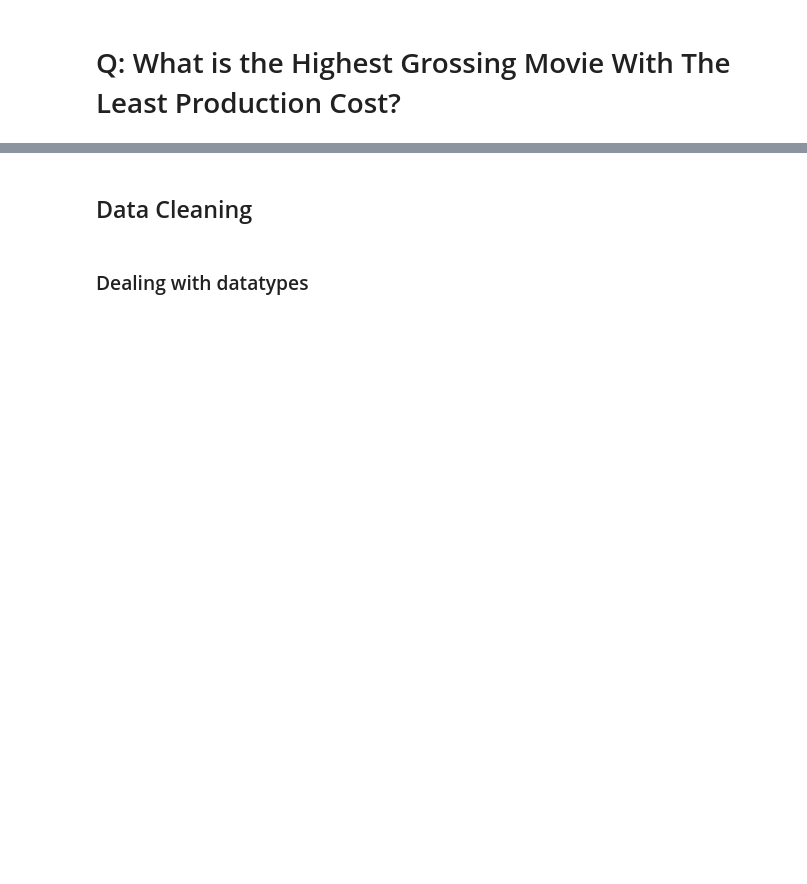
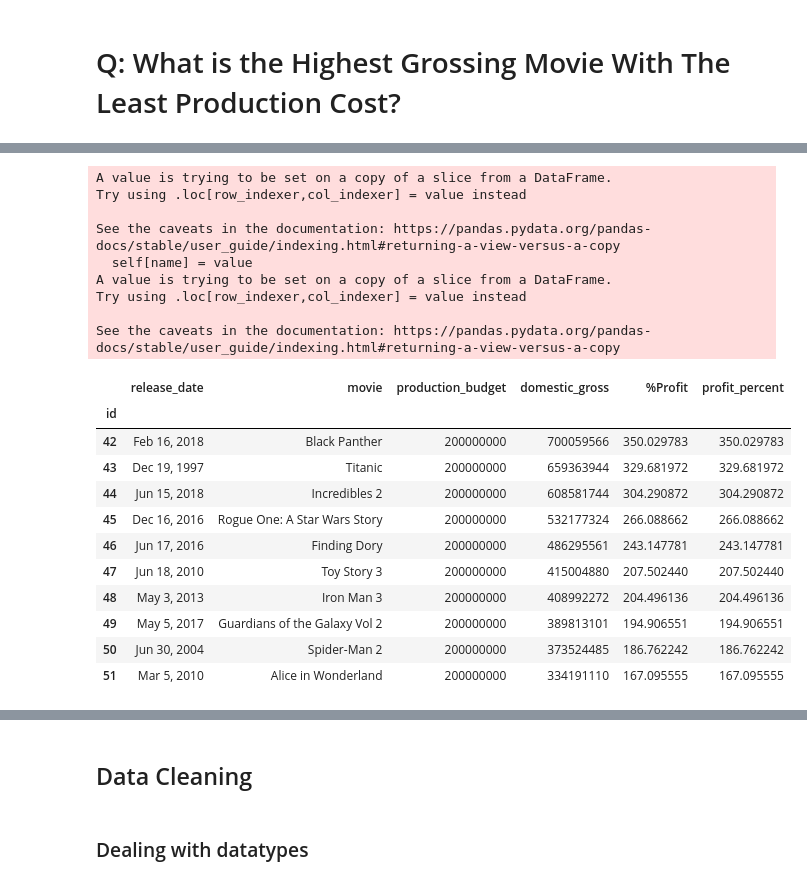
Before and after one commit to peimani/Movie_Project, a Jupyter notebook: LowCostHightGross.ipynb, the cells around one changed output, grey strips where cells are left out. Drawn from its saved outputs; the diff is of its cells as text; code cells hidden in the pictures; blank space fills up the shorter version.

```diff
--- a/LowCostHightGross.ipynb
+++ b/LowCostHightGross.ipynb
@@ -45,0 +189,30 @@ movie_budgets_df.info()
+# %%
+mb_prod_budg_2.profit_percent = mb_prod_budg_2.profit_percent.replace('[\$,]', '', regex=True).astype(int)
+mb_prod_budg_2['profit_percent'] = (mb_prod_budg_2.loc[:,'domestic_gross']/mb_prod_budg_2.loc[:,'production_budget'])*100
+#mb_prod_budg_2['profit_percent'] = (mb_prod_budg_2.domestic_gross/mb_prod_budg_2.production_budget)*100
+#mb_prod_budg_2.profit_percent = mb_prod_budg_2.profit_percent.replace('[\$,]', '', regex=True).astype(int)
+mb_prod_budg_2.info
+mb_prod_budg_2.head(10)
+#mb.production_budget = mb.production_budget.replace('[\$,]', '', regex=True).astype(int)
+# %% [output]
+A value is trying to be set on a copy of a slice from a DataFrame.
+Try using .loc[row_indexer,col_indexer] = value instead
+
+See the caveats in the documentation: https://pandas.pydata.org/pandas-docs/stable/user_guide/indexing.html#returning-a-view-versus-a-copy
+  self[name] = value
+A value is trying to be set on a copy of a slice from a DataFrame.
+Try using .loc[row_indexer,col_indexer] = value instead
+
+See the caveats in the documentation: https://pandas.pydata.org/pandas-docs/stable/user_guide/indexing.html#returning-a-view-versus-a-copy
+|  | release_date | movie | production_budget | domestic_gross | %Profit | profit_percent |
+| id |  |  |  |  |  |  |
+| 42 | Feb 16, 2018 | Black Panther | 200000000 | 700059566 | 350.029783 | 350.029783 |
+| 43 | Dec 19, 1997 | Titanic | 200000000 | 659363944 | 329.681972 | 329.681972 |
+| 44 | Jun 15, 2018 | Incredibles 2 | 200000000 | 608581744 | 304.290872 | 304.290872 |
+| 45 | Dec 16, 2016 | Rogue One: A Star Wars Story | 200000000 | 532177324 | 266.088662 | 266.088662 |
+| 46 | Jun 17, 2016 | Finding Dory | 200000000 | 486295561 | 243.147781 | 243.147781 |
+| 47 | Jun 18, 2010 | Toy Story 3 | 200000000 | 415004880 | 207.502440 | 207.502440 |
+| 48 | May 3, 2013 | Iron Man 3 | 200000000 | 408992272 | 204.496136 | 204.496136 |
+| 49 | May 5, 2017 | Guardians of the Galaxy Vol 2 | 200000000 | 389813101 | 194.906551 | 194.906551 |
+| 50 | Jun 30, 2004 | Spider-Man 2 | 200000000 | 373524485 | 186.762242 | 186.762242 |
+| 51 | Mar 5, 2010 | Alice in Wonderland | 200000000 | 334191110 | 167.095555 | 167.095555 |
```
Also changed, not shown: parts of 22 cells of this notebook, 1 other file.
